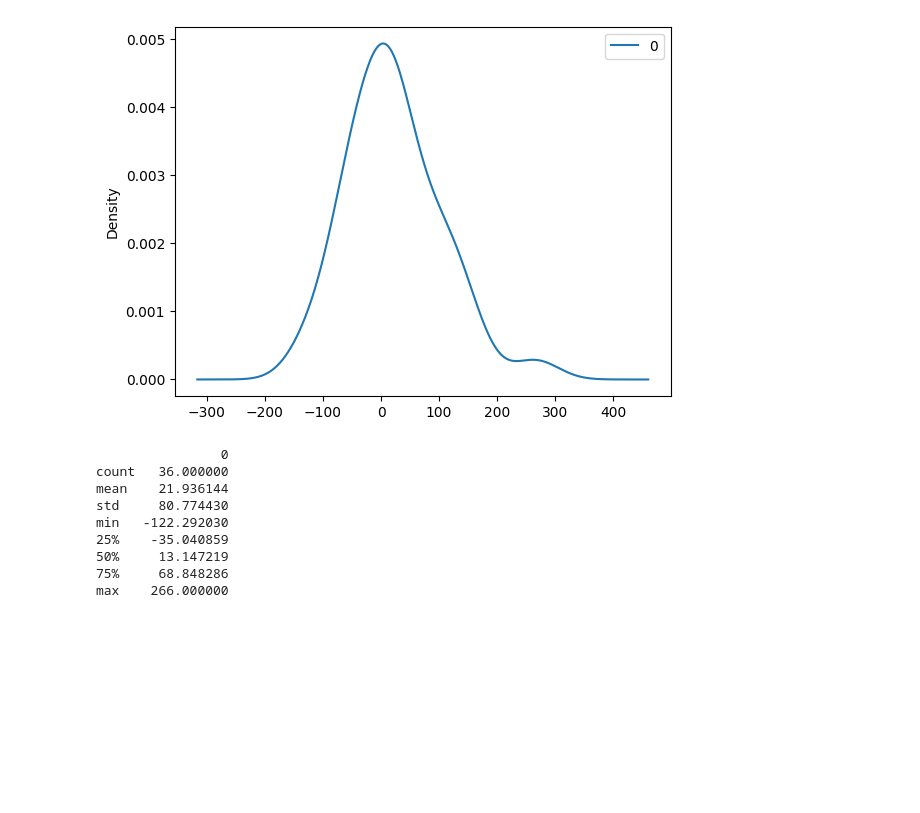
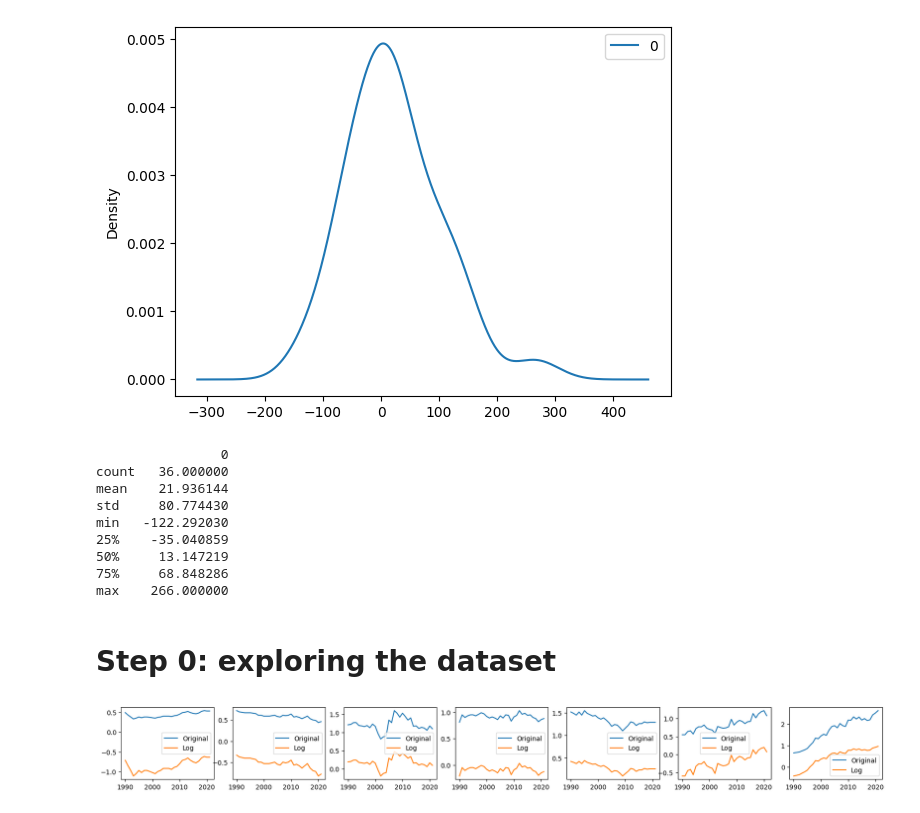
Before and after one commit to TaufiqIslamProtick/pesticide-data-analysis, a Jupyter notebook: source.ipynb, the cells around one changed output. Cells and saved outputs as stored; diff of their text form; code cells hidden in the pictures; blank space fills up the shorter version.

Commit message:
added source with step 0

```diff
--- a/source.ipynb
+++ b/source.ipynb
@@ -234,3 +246,23 @@ min   -122.292030
 50%     13.147219
 75%     68.848286
 max    266.000000
+# %% [markdown]
+# Step 0: exploring the dataset
+# %%
+df = pd.read_csv("./Input/pesticide_use.csv", encoding = "cp1252")
+df = df[df["Unit"] == "g/Int$"]
+continents_to_filter = ['Africa', 'Asia', 'Europe', 'Northern America', 'Central America', 'South America', 'Oceania']
+df = df[df['Area'].isin(continents_to_filter)]
+# %%
+groupedseries = df.groupby('Area')
+listofdfs = [group for _, group in groupedseries]
+# %%
+fig, axs = plt.subplots(1, len(listofdfs), figsize=(21,2))
+for i in range(len(listofdfs)):
+    temp = listofdfs[i]
+    label = temp['Area'].unique()[0]
+    axs[i].plot(temp['Year'], temp['Value'], label = "Original")
+    axs[i].plot(temp['Year'], temp['Logvalue'], label = "Log")
+    axs[i].legend()
+# %% [output]
+[figure, added]
```
Also changed, not shown: parts of 6 cells of this notebook.
